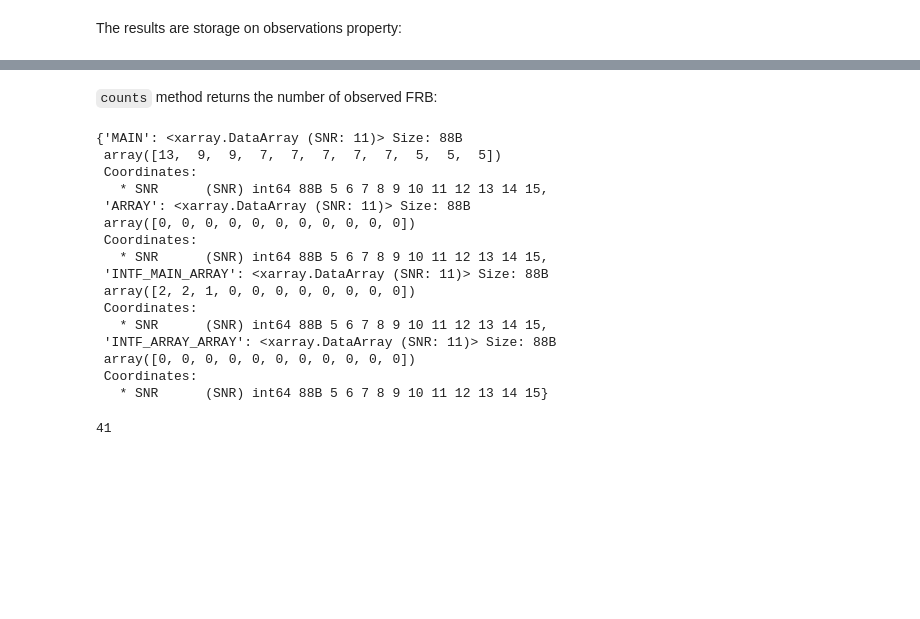
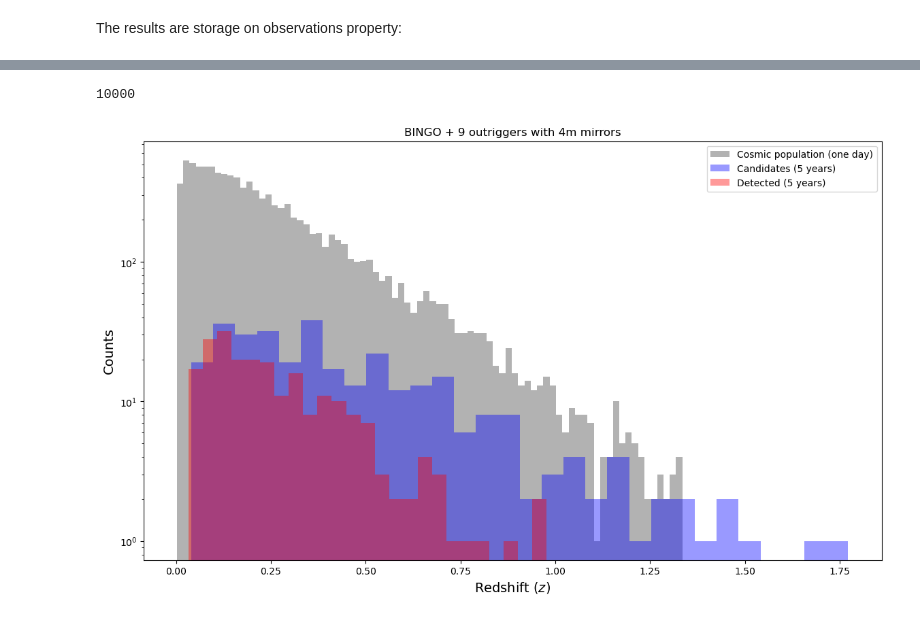
Before and after one commit to lazarolima/frblip, a Jupyter notebook: examples/quick_start.ipynb, the cells around one changed output, grey strips where cells are left out. Drawn from its saved outputs; the diff is of its cells as text; code cells hidden in the pictures; blank space fills up the shorter version.

```diff
--- a/examples/quick_start.ipynb
+++ b/examples/quick_start.ipynb
@@ -93,29 +47,8 @@ mock.triggers(todense=True, total=True, snr=range(5, 16))
-# %% [markdown]
-`counts` method returns the number of observed FRB:
-# %%
-mock.counts(total=True, snr=range(5, 16))
-# %% [output]
-{'MAIN': <xarray.DataArray (SNR: 11)> Size: 88B
- array([13,  9,  9,  7,  7,  7,  7,  7,  5,  5,  5])
- Coordinates:
-   * SNR      (SNR) int64 88B 5 6 7 8 9 10 11 12 13 14 15,
- 'ARRAY': <xarray.DataArray (SNR: 11)> Size: 88B
- array([0, 0, 0, 0, 0, 0, 0, 0, 0, 0, 0])
- Coordinates:
-   * SNR      (SNR) int64 88B 5 6 7 8 9 10 11 12 13 14 15,
- 'INTF_MAIN_ARRAY': <xarray.DataArray (SNR: 11)> Size: 88B
- array([2, 2, 1, 0, 0, 0, 0, 0, 0, 0, 0])
- Coordinates:
-   * SNR      (SNR) int64 88B 5 6 7 8 9 10 11 12 13 14 15,
- 'INTF_ARRAY_ARRAY': <xarray.DataArray (SNR: 11)> Size: 88B
- array([0, 0, 0, 0, 0, 0, 0, 0, 0, 0, 0])
- Coordinates:
-   * SNR      (SNR) int64 88B 5 6 7 8 9 10 11 12 13 14 15}
 # %%
 frb_data = mock.catalog()
 # %%
-len(frb_data['igm_dm'])
+len(frb_data['redshift'])
 # %% [output]
-41
+10000
 # %%
 z = frb_data['redshift']
@@ -124,0 +61,31 @@ DM_HG = frb_data['host_dm']
+# %%
+data_path_frb_66 = 'frb_66data.txt'
+dm_frb = np.loadtxt(data_path_frb_66, skiprows=1, usecols=range(2, 6))
+z_frb = dm_frb[:, 0]
+
+data_path_detec = 'data_sim/DM_EG_detected_bingo+mirror_4m_alpha=-1.5_5yrs.txt'
+dm_detec = np.loadtxt(data_path_detec, skiprows=1)
+z_dectected = dm_detec[:, 0]
+
+data_path_cand = 'data_sim/DM_EG_candidates_bingo+mirror_4m_alpha=-1.5_5yrs.txt'
+dm_cand = np.loadtxt(data_path_cand, skiprows=1)
+z_cand = dm_cand[:, 0]
+
+# Generate x values for PDFs
+x = np.linspace(min(z_frb), max(z_frb), 1000)
+
+plt.figure(figsize=(14, 8))
+# plt.hist(z_frb, bins='auto', alpha=0.4, label='FRB data', color='blue')
+plt.hist(z, bins=80, color='gray', alpha=0.6, label='Cosmic population (one day)')
+plt.hist(z_cand, bins=30, alpha=0.4, label='Candidates (5 years)', color='blue')
+plt.hist(z_dectected, bins=25, alpha=0.4, label='Detected (5 years)', color='red')
+plt.title('BINGO + 9 outriggers with 4m mirrors')
+# plt.title('No telescope')
+plt.xlabel('Redshift ($z$)', fontsize=14)
+plt.ylabel('Counts', fontsize=14)
+plt.legend()
+plt.semilogy()
+# plt.savefig('mock_no_telescope.png', dpi=600)
+plt.savefig('mock_frblip_bingo+4m_mirror.png', dpi=600)
+# %% [output]
+[figure, added]
```
Also changed, not shown: parts of 19 cells of this notebook, 30 other files.
